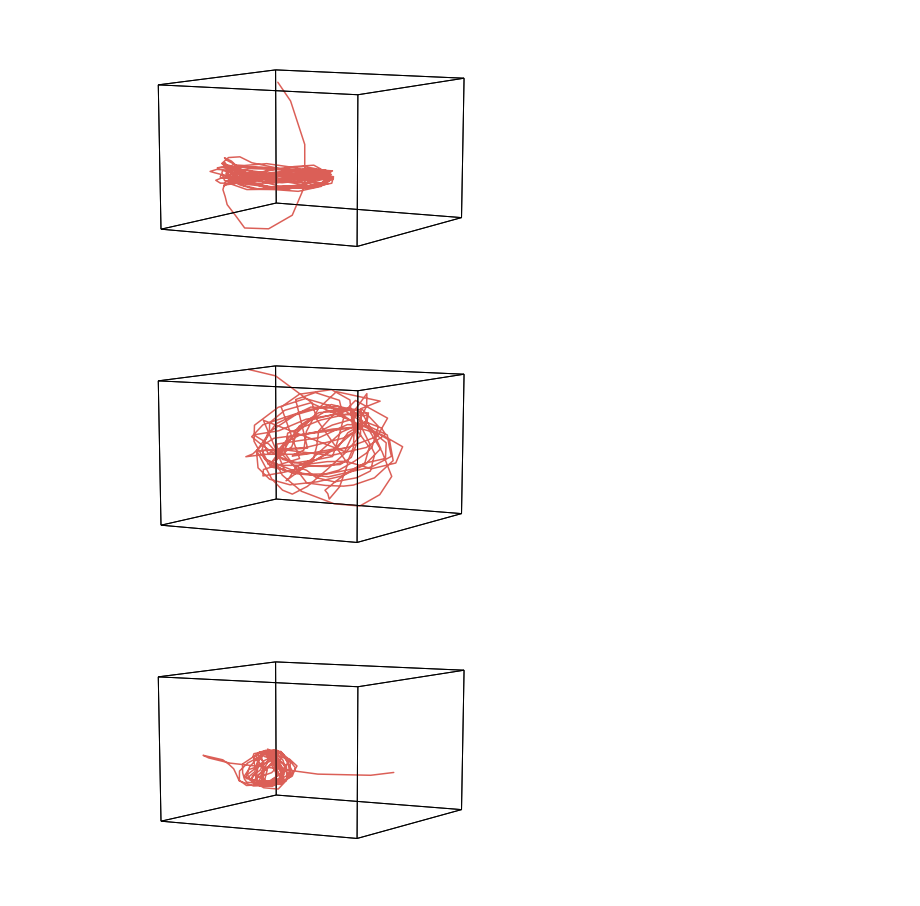
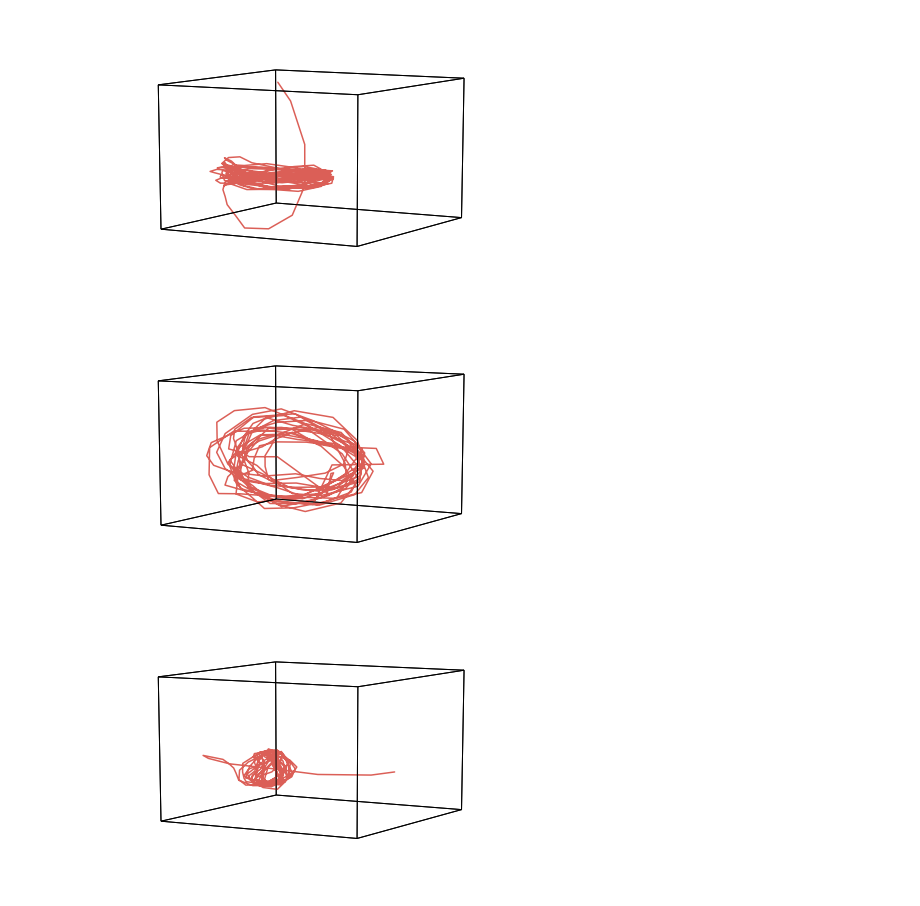
Before and after one commit to oliver-contier/somato_align, a Jupyter notebook: srm/visualize_projection_crossval.ipynb, the cells around one changed output. Drawn from its saved outputs; the diff is of its cells as text; code cells hidden in the pictures.

Commit message:
optimized and saved plots

```diff
--- a/srm/visualize_projection_crossval.ipynb
+++ b/srm/visualize_projection_crossval.ipynb
@@ -138,7 +168,7 @@ geo = hyp.plot(trained_srms_dfs[0], reduce='PCA')
 # %% [output]
 [figure]
 # %%
-geo = hyp.plot(trained_srms_dfs[0], reduce='MDS')
+geo = hyp.plot(trained_srms_dfs_run1[0], reduce='MDS')
 # %% [output]
-[figure, old version]
+[figure, new version]
 # %%
```
Also changed, not shown: parts of 15 cells of this notebook, 1 other file.
